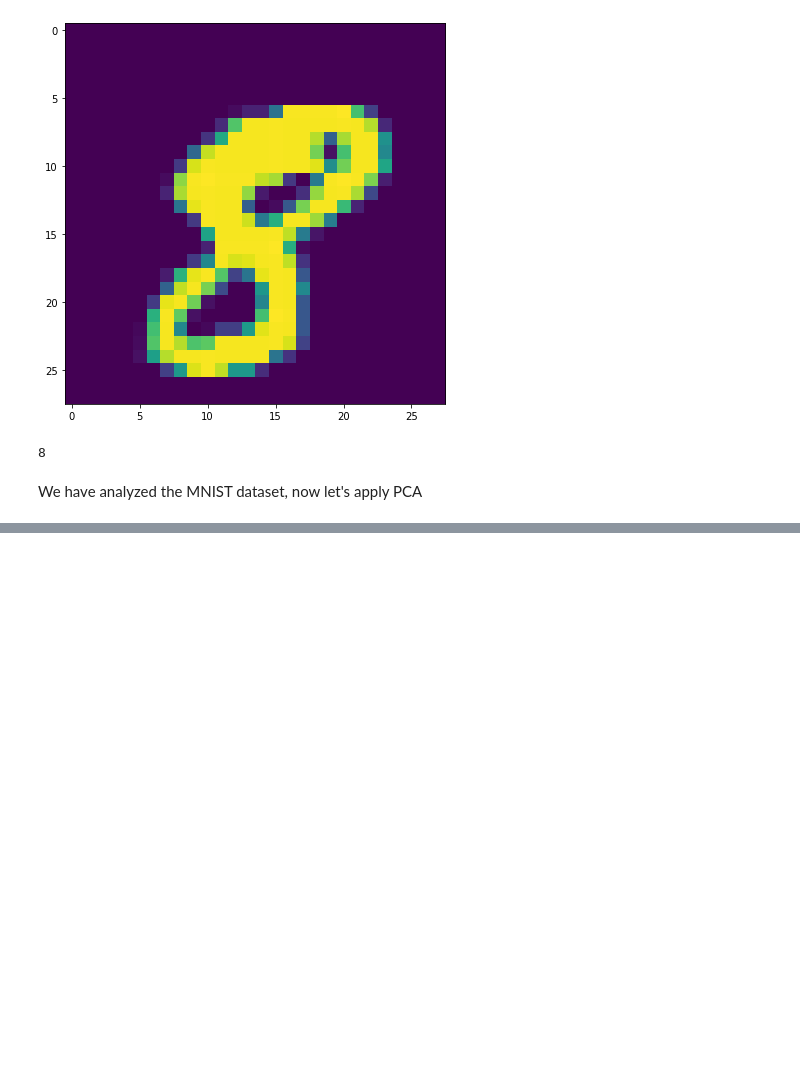
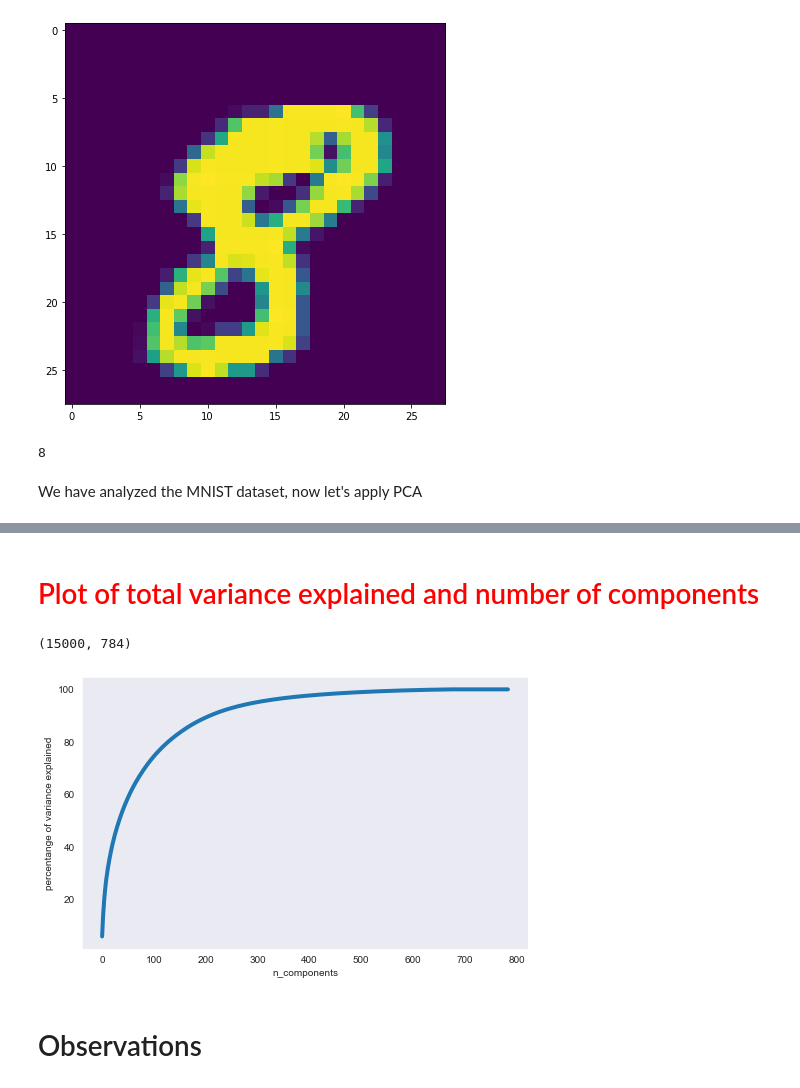
Before and after one commit to arpitiiitv/Principal-Component-Analysis, a Jupyter notebook: Principal Component Analysis.ipynb, the cells around one changed output, grey strips where cells are left out. Cells and saved outputs as stored; diff of their text form; code cells hidden in the pictures; blank space fills up the shorter version.

```diff
--- a/Principal Component Analysis.ipynb
+++ b/Principal Component Analysis.ipynb
@@ -89,0 +106,5 @@ Let's learn PCA now
+# %%
+# Column standardization
+from sklearn.preprocessing import StandardScaler
+sample_data = StandardScaler().fit_transform(sample_data)
+sum(sample_data[55]/len(sample_data))
@@ -89,0 +202,7 @@ Let's learn PCA now
+# %%
+from sklearn import decomposition
+pca = decomposition.PCA()
+# Configuring compenents of PCA
+pca.n_components = 2
+pca_data = pca.fit_transform(sample_data)
+print("Shape of pca_data : ",pca_data.shape)
@@ -89,0 +248,20 @@ Let's learn PCA now
+# %% [markdown]
+# <font color="red">Plot of total variance explained and number of components  </font>
+# %%
+pca.n_components=784
+pca_dataset = pca.fit_transform(sample_data)
+print(pca_dataset.shape)
+percentange_variance_explained = pca.explained_variance_/np.sum(pca.explained_variance_)
+cumulative_variance_explained = np.cumsum(percentange_variance_explained*100)
+plt.figure(1,figsize=(8,5))
+plt.plot(cumulative_variance_explained,linewidth=4)
+plt.axis('tight')
+plt.grid()
+plt.xlabel('n_components')
+plt.ylabel('percentange of variance explained')
+plt.show()
+# %% [output]
+(15000, 784)
+[figure, added]
+# %% [markdown]
+# Observations
```
Also changed, not shown: parts of 28 cells of this notebook.
